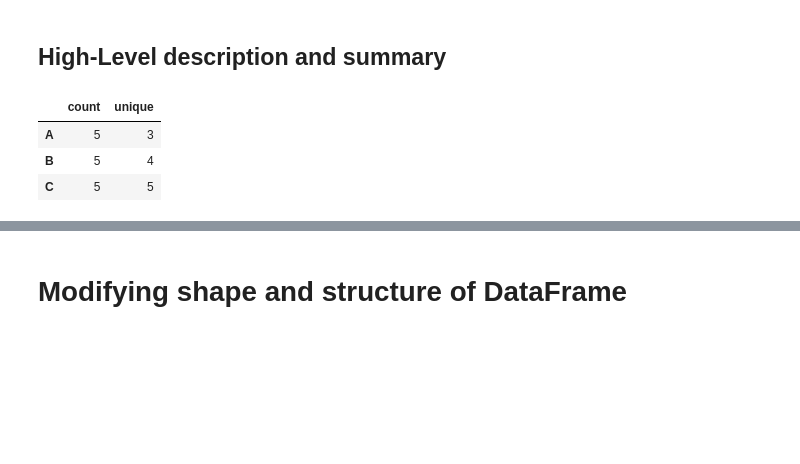
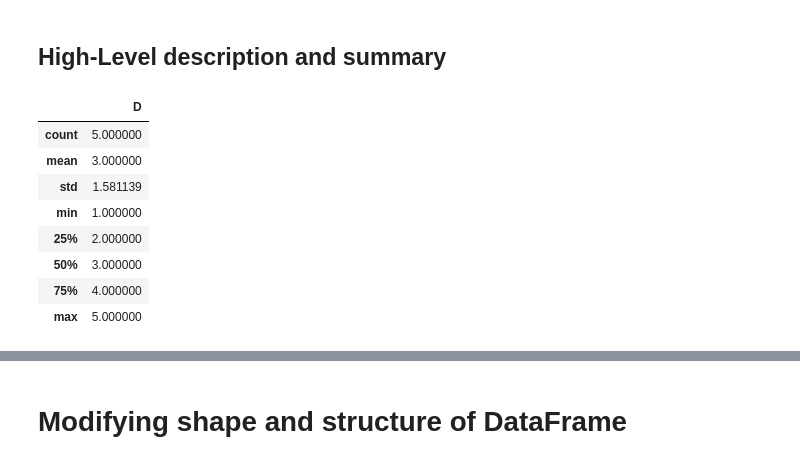
Before and after one commit to omoell/Knowledge-Management, a Jupyter notebook: Pandas.ipynb, the cells around one changed output, grey strips where cells are left out. Cells and saved outputs as stored; diff of their text form; code cells hidden in the pictures; blank space fills up the shorter version.

```diff
--- a/Pandas.ipynb
+++ b/Pandas.ipynb
@@ -37,10 +44,15 @@ Name: A, dtype: int64
 # %% [markdown]
 ## High-Level description and summary
 # %%
-df_unique_count = pd.DataFrame({"A": ["A","A","A","D","E"], "B": ["C","D","E","E","F"], "C":["G","C","F","B","E"]})
-df_unique_count.describe(exclude='number')[:2].T.sort_values('unique')
+df_unique_count = pd.DataFrame({"A": ["A","A","A","D","E"], "B": ["C","D","E","E","F"], "C":["G","C","F","B","E"], "D":[1,2,3,4,5]})
+df_unique_count.describe()
 # %% [output]
-|  | count | unique |
-| A | 5 | 3 |
-| B | 5 | 4 |
-| C | 5 | 5 |
+|  | D |
+| count | 5.000000 |
+| mean | 3.000000 |
+| std | 1.581139 |
+| min | 1.000000 |
+| 25% | 2.000000 |
+| 50% | 3.000000 |
+| 75% | 4.000000 |
+| max | 5.000000 |
```
Also changed, not shown: parts of 11 cells of this notebook.
